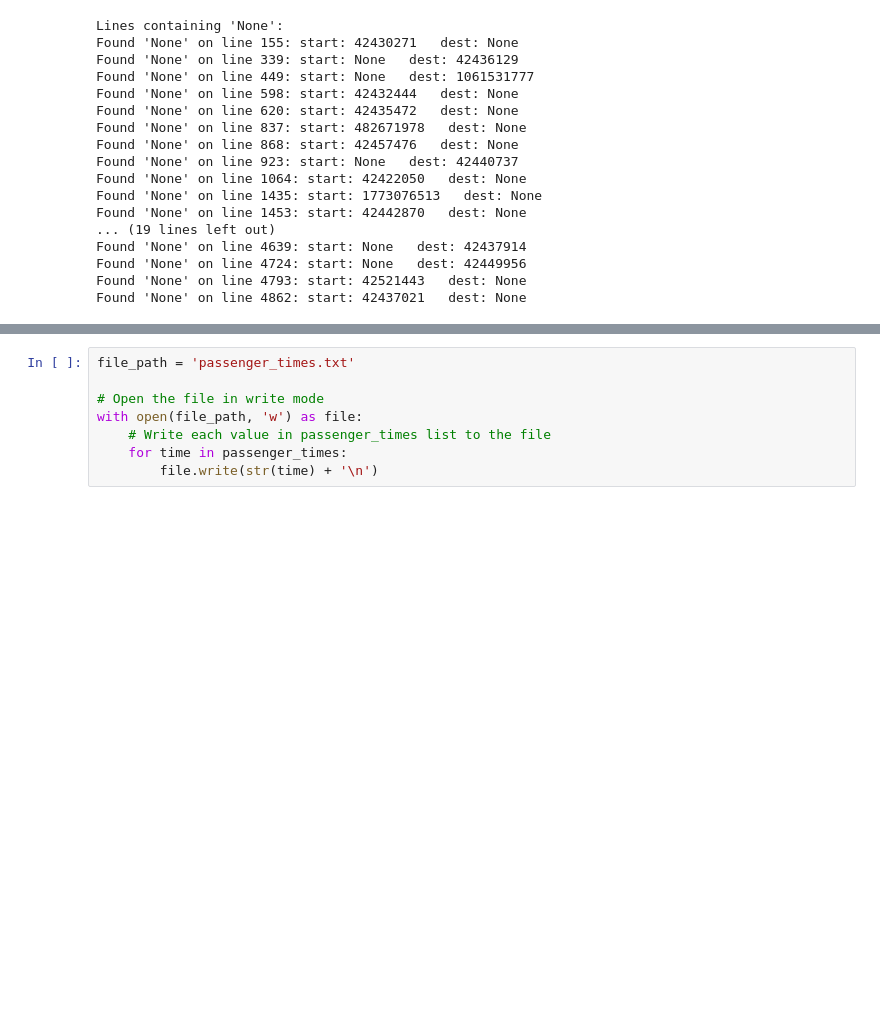
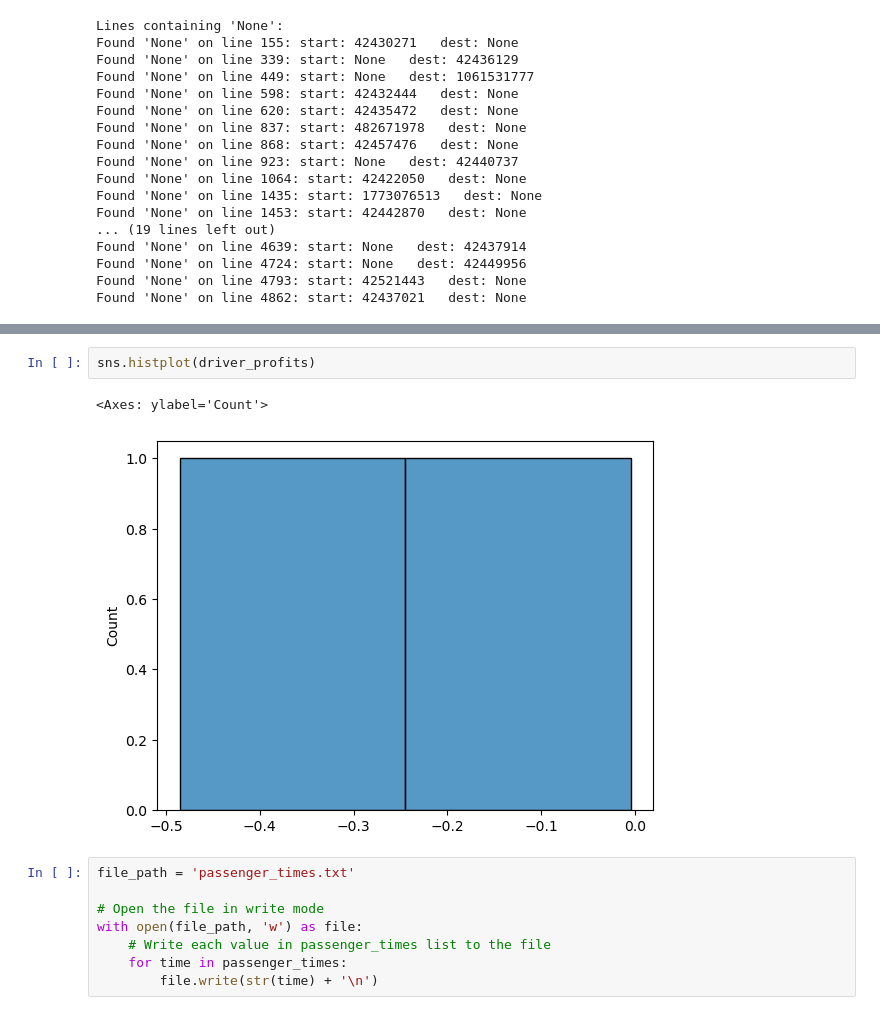
Before and after one commit to dmorales024/NotUber, a Jupyter notebook: task4.ipynb, the cells around one changed output, grey strips where cells are left out. Drawn from its saved outputs; the diff is of its cells as text; blank space fills up the shorter version.

```diff
--- a/task4.ipynb
+++ b/task4.ipynb
@@ -348,3 +385,8 @@ KeyError: None
+# %%
+sns.histplot(driver_profits)
+# %% [output]
+<Axes: ylabel='Count'>
+[figure, added]
 # %%
 file_path = 'passenger_times.txt'
 
```
Also changed, not shown: parts of 20 cells of this notebook, 1 other file.
